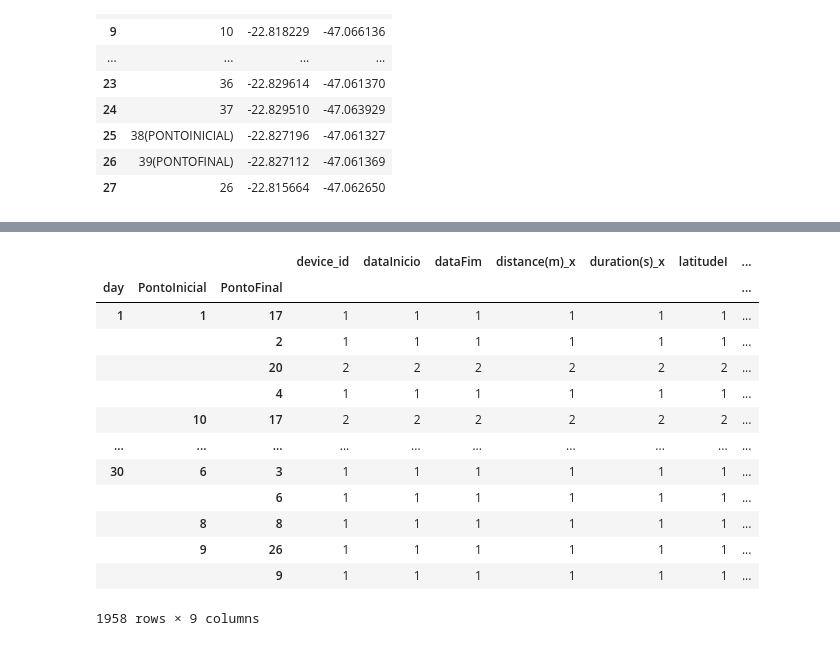
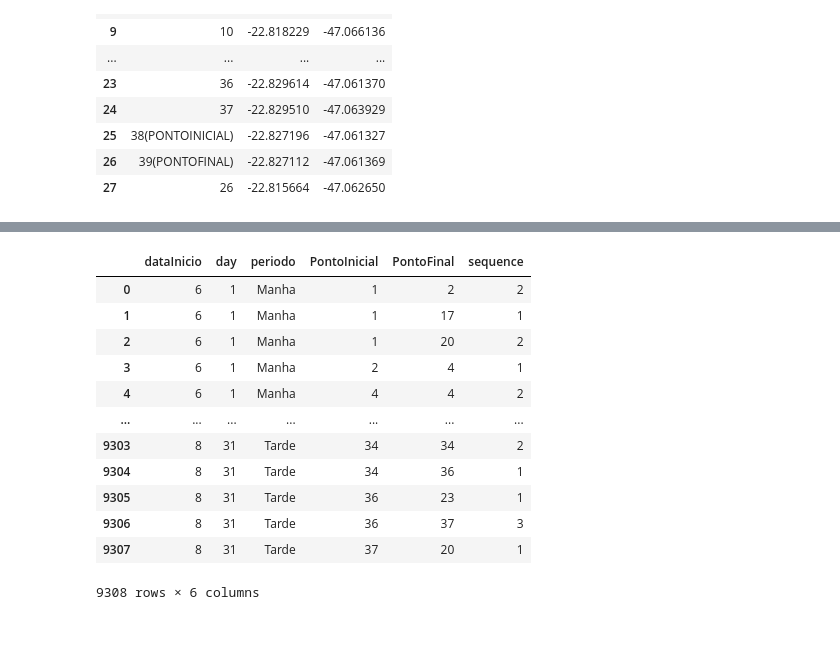
Before and after one commit to guilistocco/TCC_TABELA_DE_HORARIOS, a Jupyter notebook: seleciona_passageiros_JUNHO (1) (1).ipynb, the cells around one changed output, grey strips where cells are left out. Cells and saved outputs as stored; diff of their text form; code cells hidden in the pictures.

```diff
--- a/seleciona_passageiros_JUNHO (1) (1).ipynb
+++ b/seleciona_passageiros_JUNHO (1) (1).ipynb
@@ -497,0 +457,16 @@ mapa_junho_3.save('mapa_junho_3.html')
+# %%
+junho = pd.read_excel('viagens_validas_junho.xlsx', index_col='Unnamed: 0')
+junho.rename(columns={'index': 'index_col'}, inplace = True)
+junho.loc[junho.dataInicio.dt.month == 6, 'index_col'] = junho['index_col'].astype(str) + '_' + junho.dataInicio.dt.month.astype(str)
+
+julho = pd.read_excel('viagens_validas_julho.xlsx', index_col='Unnamed: 0')
+julho.rename(columns={'index': 'index_col'}, inplace = True)
+julho.loc[julho.dataInicio.dt.month == 7, 'index_col'] = julho['index_col'].astype(str) + '_' + julho.dataInicio.dt.month.astype(str)
+
+agosto = pd.read_excel('viagens_validas_agosto.xlsx', index_col='Unnamed: 0')
+agosto.rename(columns={'index': 'index_col'}, inplace = True)
+agosto.loc[agosto.dataInicio.dt.month == 8, 'index_col'] = agosto['index_col'].astype(str) + '_' + agosto.dataInicio.dt.month.astype(str)
+
+viagens_validas = pd.concat([junho, julho, agosto], axis = 0)
+
+viagens_validas
@@ -498,5 +487,5 @@ mapa_junho_3.save('mapa_junho_3.html')
 # %%
-gpd1 = gpd.GeoDataFrame(validas_junho, geometry=gpd.points_from_xy(validas_junho.longitudeI, validas_junho.latitudeI))
+gpd1 = gpd.GeoDataFrame(viagens_validas, geometry=gpd.points_from_xy(viagens_validas.longitudeI, viagens_validas.latitudeI))
 gpd2 = gpd.GeoDataFrame(paradas_eletrico_inicio, geometry=gpd.points_from_xy(paradas_eletrico_inicio.Long, paradas_eletrico_inicio.Lat))
 
 
@@ -518,3 +507,4 @@ def ckdnearest(gdA, gdB):
     return gdf
 
 gpd3=ckdnearest(gpd1, gpd2)
+gpd3
@@ -521,5 +525,5 @@ gpd3=ckdnearest(gpd1, gpd2)
 # %%
-gpd4 = gpd.GeoDataFrame(validas_junho, geometry=gpd.points_from_xy(validas_junho.longitudeF, validas_junho.latitudeF))
+gpd4 = gpd.GeoDataFrame(viagens_validas, geometry=gpd.points_from_xy(viagens_validas.longitudeF, viagens_validas.latitudeF))
 gpd5 = gpd.GeoDataFrame(paradas_eletrico_final, geometry=gpd.points_from_xy(paradas_eletrico_final.Long, paradas_eletrico_final.Lat))
 
 
@@ -541,3 +545,4 @@ def ckdnearest(gdA, gdB):
     return gdf
 
 gpd6=ckdnearest(gpd4, gpd5)
+gpd6
@@ -544,6 +563,8 @@ gpd6=ckdnearest(gpd4, gpd5)
 # %%
-#matriz_junho= pd.merge(gpd6, gpd3, on = ['day', 'device_id', 'dataInicio', 'dataFim','latitudeI', 'longitudeI', 'latitudeF', 'longitudeF'])
-#gpd3.merge(gpd6, how= "inner", on = ["day", "device_id", "dataInicio", "dataFim"]  )
-#matriz_junho.drop('sequence_y', axis=1, inplace=True)
-#matriz_junho
+matriz_junho= pd.merge(gpd6, gpd3,how = 'inner' , on = ['index_col','day', 'device_id', 'periodo', 'sequence', 'distance(m)', 'duration(s)', 'dataInicio', 'dataFim','latitudeI', 'longitudeI', 'latitudeF', 'longitudeF'])
+matriz_junho = matriz_junho[['index_col','day', 'device_id', 'periodo', 'dataInicio', 'dataFim', 'sequence', 'distance(m)',
+       'duration(s)', 'latitudeI', 'longitudeI', 'latitudeF', 'longitudeF',
+        'PontoFinal',  'dist_x','PontoInicial', 'dist_y']]
+
+matriz_junho
 # %% [output]
@@ -580,18 +584,18 @@ matriz
 # %%
-matriz_junho_agrupada=matriz_junho.groupby(by=['day','PontoInicial','PontoFinal']).count()
+matriz_junho_agrupada=matriz_junho.groupby(by=[matriz_junho.dataInicio.dt.month,matriz_junho.day, matriz_junho.periodo,'PontoInicial','PontoFinal']).agg({'sequence': 'count'}).reset_index()
+
 matriz_junho_agrupada
 # %% [output]
-|  |  |  | device_id | dataInicio | dataFim | distance(m)_x | duration(s)_x | latitudeI | ... |
-| day | PontoInicial | PontoFinal |  |  |  |  |  |  | ... |
-| 1 | 1 | 17 | 1 | 1 | 1 | 1 | 1 | 1 | ... |
-|  |  | 2 | 1 | 1 | 1 | 1 | 1 | 1 | ... |
-|  |  | 20 | 2 | 2 | 2 | 2 | 2 | 2 | ... |
-|  |  | 4 | 1 | 1 | 1 | 1 | 1 | 1 | ... |
-|  | 10 | 17 | 2 | 2 | 2 | 2 | 2 | 2 | ... |
-| ... | ... | ... | ... | ... | ... | ... | ... | ... | ... |
-| 30 | 6 | 3 | 1 | 1 | 1 | 1 | 1 | 1 | ... |
-|  |  | 6 | 1 | 1 | 1 | 1 | 1 | 1 | ... |
-|  | 8 | 8 | 1 | 1 | 1 | 1 | 1 | 1 | ... |
-|  | 9 | 26 | 1 | 1 | 1 | 1 | 1 | 1 | ... |
-|  |  | 9 | 1 | 1 | 1 | 1 | 1 | 1 | ... |
+|  | dataInicio | day | periodo | PontoInicial | PontoFinal | sequence |
+| 0 | 6 | 1 | Manha | 1 | 2 | 2 |
+| 1 | 6 | 1 | Manha | 1 | 17 | 1 |
+| 2 | 6 | 1 | Manha | 1 | 20 | 2 |
+| 3 | 6 | 1 | Manha | 2 | 4 | 1 |
+| 4 | 6 | 1 | Manha | 4 | 4 | 2 |
+| ... | ... | ... | ... | ... | ... | ... |
+| 9303 | 8 | 31 | Tarde | 34 | 34 | 2 |
+| 9304 | 8 | 31 | Tarde | 34 | 36 | 1 |
+| 9305 | 8 | 31 | Tarde | 36 | 23 | 1 |
+| 9306 | 8 | 31 | Tarde | 36 | 37 | 3 |
+| 9307 | 8 | 31 | Tarde | 37 | 20 | 1 |
-1958 rows × 9 columns
+9308 rows × 6 columns
```
Also changed, not shown: parts of 31 cells of this notebook, 13 other files.
